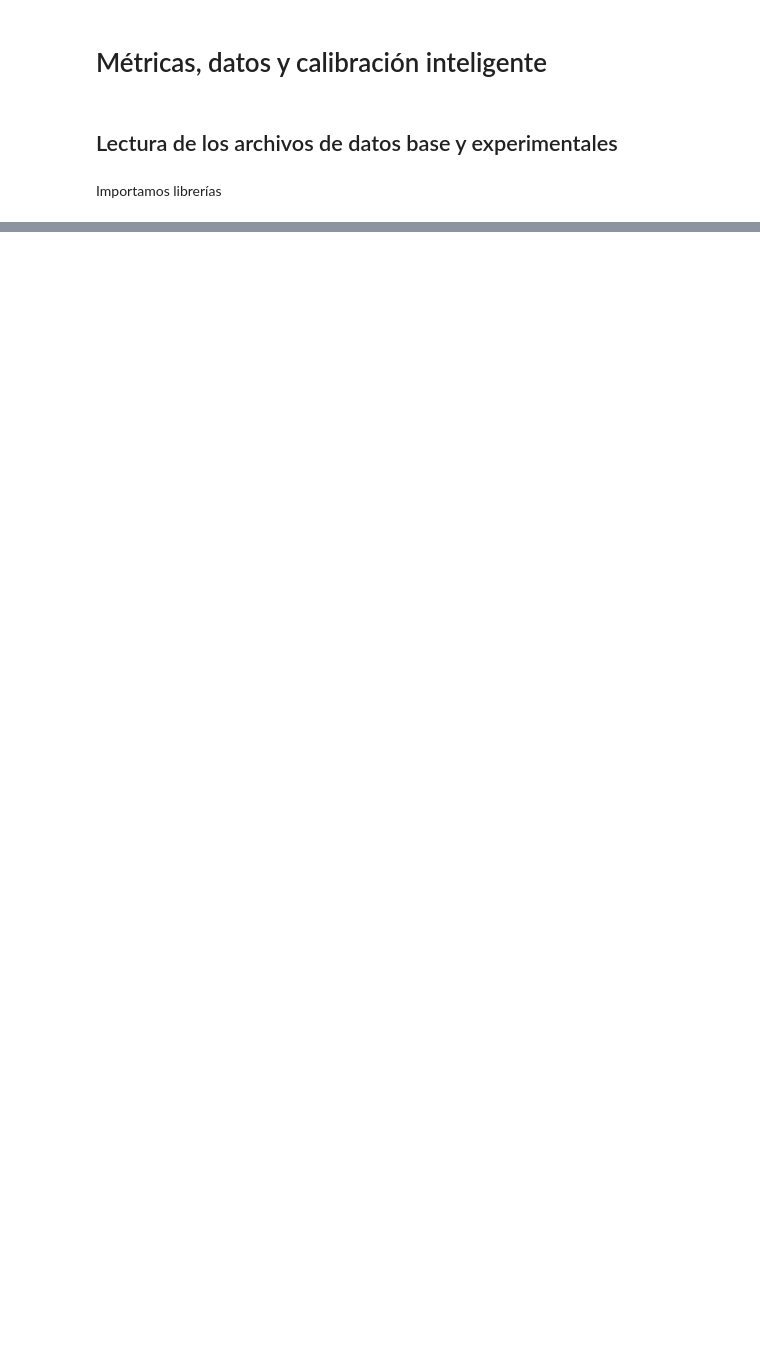
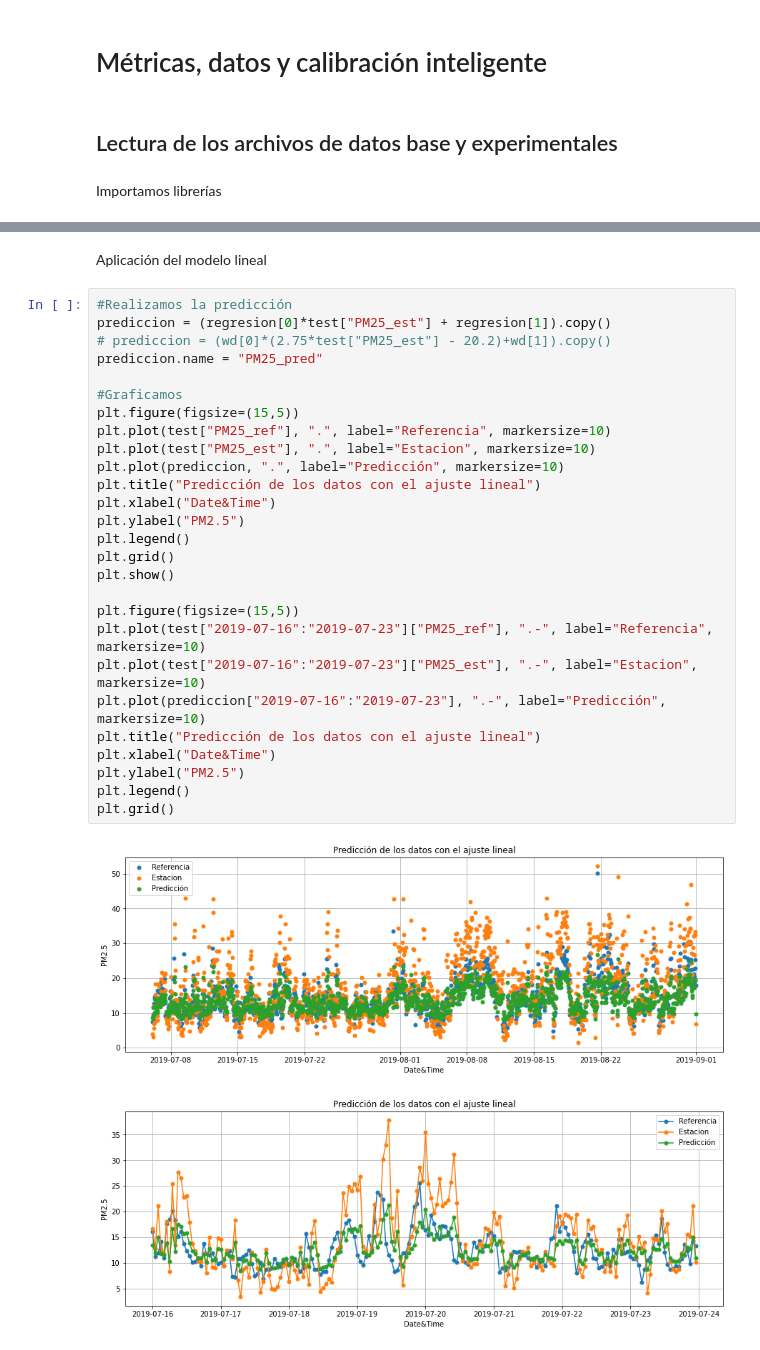
Before and after one commit to Vendetta0462/TareasCursos, a Jupyter notebook: Codigos/Calibracion_Inteligente/Calibracion_Inteligente.ipynb, the cells around one changed output, grey strips where cells are left out. Drawn from its saved outputs; the diff is of its cells as text; blank space fills up the shorter version.

```diff
--- a/Codigos/Calibracion_Inteligente/Calibracion_Inteligente.ipynb
+++ b/Codigos/Calibracion_Inteligente/Calibracion_Inteligente.ipynb
@@ -110,0 +310,32 @@ Index: []
+# %% [markdown]
+Aplicación del modelo lineal
+# %%
+#Realizamos la predicción
+prediccion = (regresion[0]*test["PM25_est"] + regresion[1]).copy()
+# prediccion = (wd[0]*(2.75*test["PM25_est"] - 20.2)+wd[1]).copy()
+prediccion.name = "PM25_pred"
+
+#Graficamos
+plt.figure(figsize=(15,5))
+plt.plot(test["PM25_ref"], ".", label="Referencia", markersize=10)
+plt.plot(test["PM25_est"], ".", label="Estacion", markersize=10)
+plt.plot(prediccion, ".", label="Predicción", markersize=10)
+plt.title("Predicción de los datos con el ajuste lineal")
+plt.xlabel("Date&Time")
+plt.ylabel("PM2.5")
+plt.legend()
+plt.grid()
+plt.show()
+
+plt.figure(figsize=(15,5))
+plt.plot(test["2019-07-16":"2019-07-23"]["PM25_ref"], ".-", label="Referencia", markersize=10)
+plt.plot(test["2019-07-16":"2019-07-23"]["PM25_est"], ".-", label="Estacion", markersize=10)
+plt.plot(prediccion["2019-07-16":"2019-07-23"], ".-", label="Predicción", markersize=10)
+plt.title("Predicción de los datos con el ajuste lineal")
+plt.xlabel("Date&Time")
+plt.ylabel("PM2.5")
+plt.legend()
+plt.grid()
+# %% [output]
+[figure, added]
+[figure, added]
```
Also changed, not shown: parts of 39 cells of this notebook.
